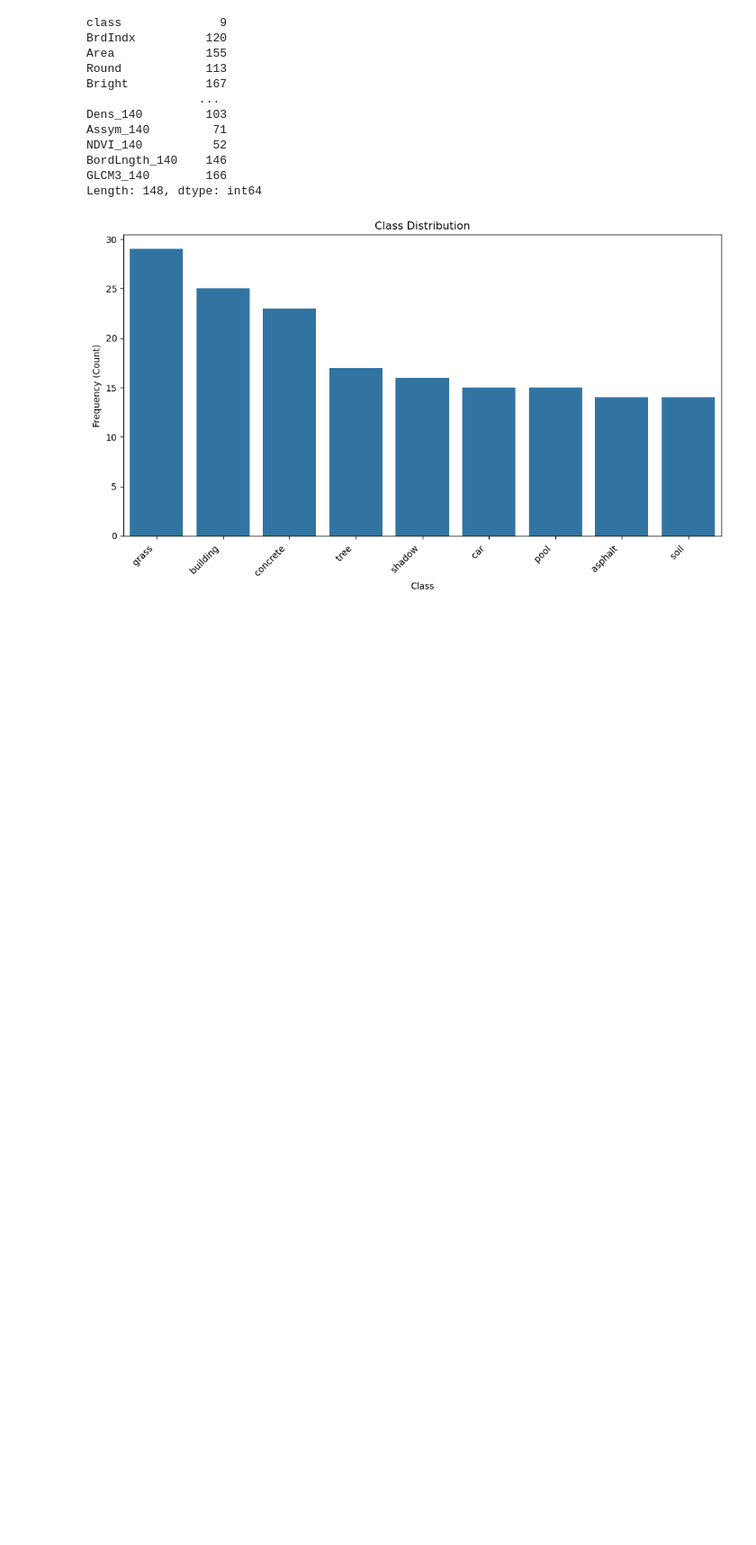
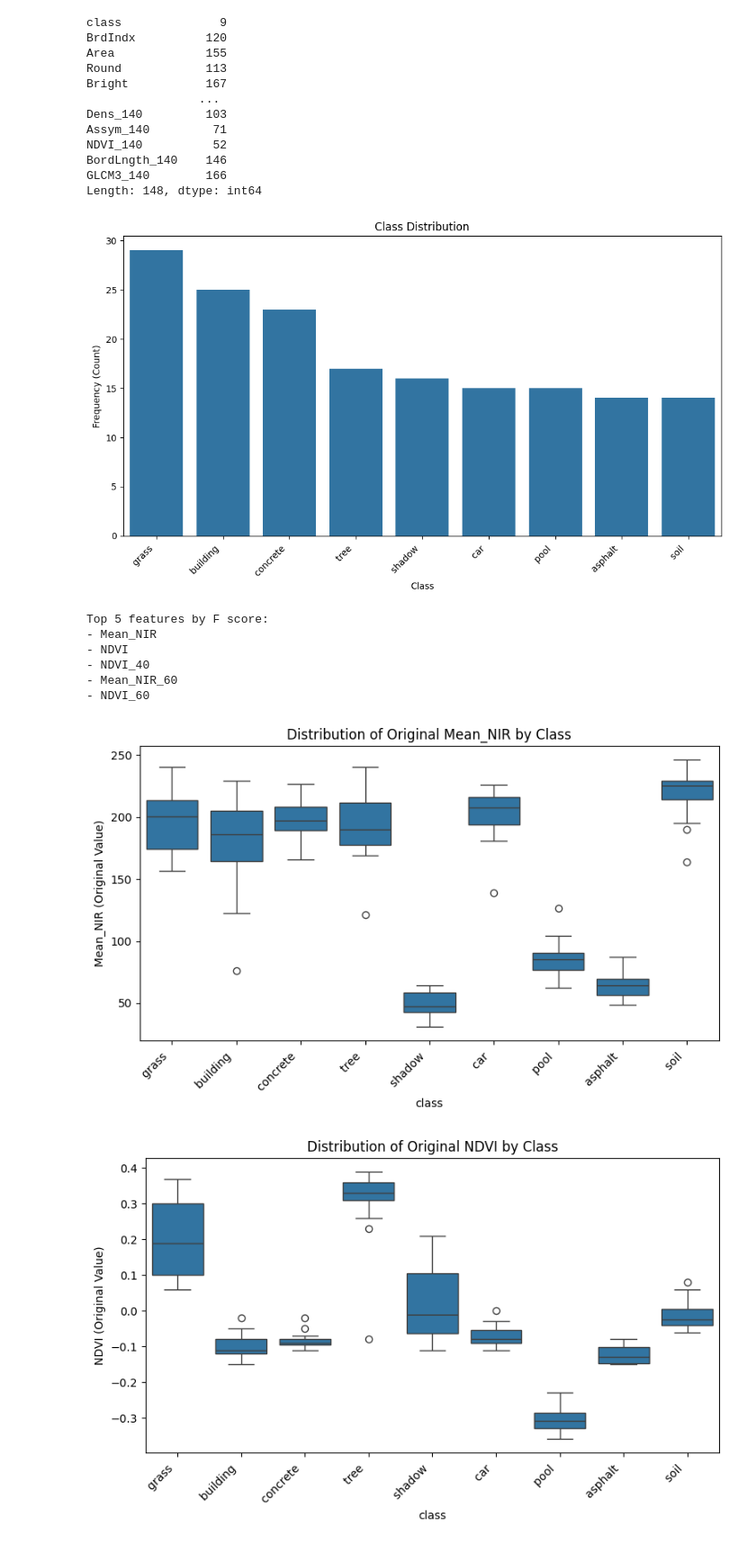
Before and after one commit to ethangreeney/FDSassignment2, a Jupyter notebook: LandUrbanCover.ipynb, the cells around one changed output. Shown at 90% size. Saved outputs shown, nothing was run; the diff lists cells and outputs as text; code cells hidden in the pictures; blank space fills up the shorter version.

Commit message:
completed feature selection based on ANOVA f scores

```diff
--- a/LandUrbanCover.ipynb
+++ b/LandUrbanCover.ipynb
@@ -79,3 +81,41 @@ plt.tight_layout()
 plt.show()
 # %% [output]
 [figure]
+# %%
+y = df['class']
+x = df.drop('class', axis=1)
+
+le = LabelEncoder()
+y_encoded = le.fit_transform(y)
+
+selector = SelectKBest(score_func=f_classif, k=min(5, x.shape[1]))
+selector.fit(x, y)
+
+selected_features_indices = selector.get_support(indices=True)
+top_features_names = x.columns[selected_features_indices].tolist()
+
+print("Top 5 features by F score:")
+for name in top_features_names:
+    print(f"- {name}")
+
+df_plot_selected = x[top_features_names].copy()
+df_plot_selected['class'] = y.reset_index(drop=True)
+class_order_for_plot = df['class'].value_counts().index
+
+for feature_name in top_features_names:
+    plt.figure(figsize=(8, 5))
+    sns.boxplot(x='class', y=feature_name, data=df_plot_selected, order=class_order_for_plot)
+    plt.title(f'Distribution of Original {feature_name} by Class')
+    plt.ylabel(f'{feature_name} (Original Value)')
+    plt.xticks(rotation=45, ha='right')
+    plt.tight_layout()
+    plt.show()
+# %% [output]
+Top 5 features by F score:
+- Mean_NIR
+- NDVI
+- NDVI_40
+- Mean_NIR_60
+- NDVI_60
+[figure, added]
+[figure, added]
```
Also changed, not shown: parts of 5 cells of this notebook.
